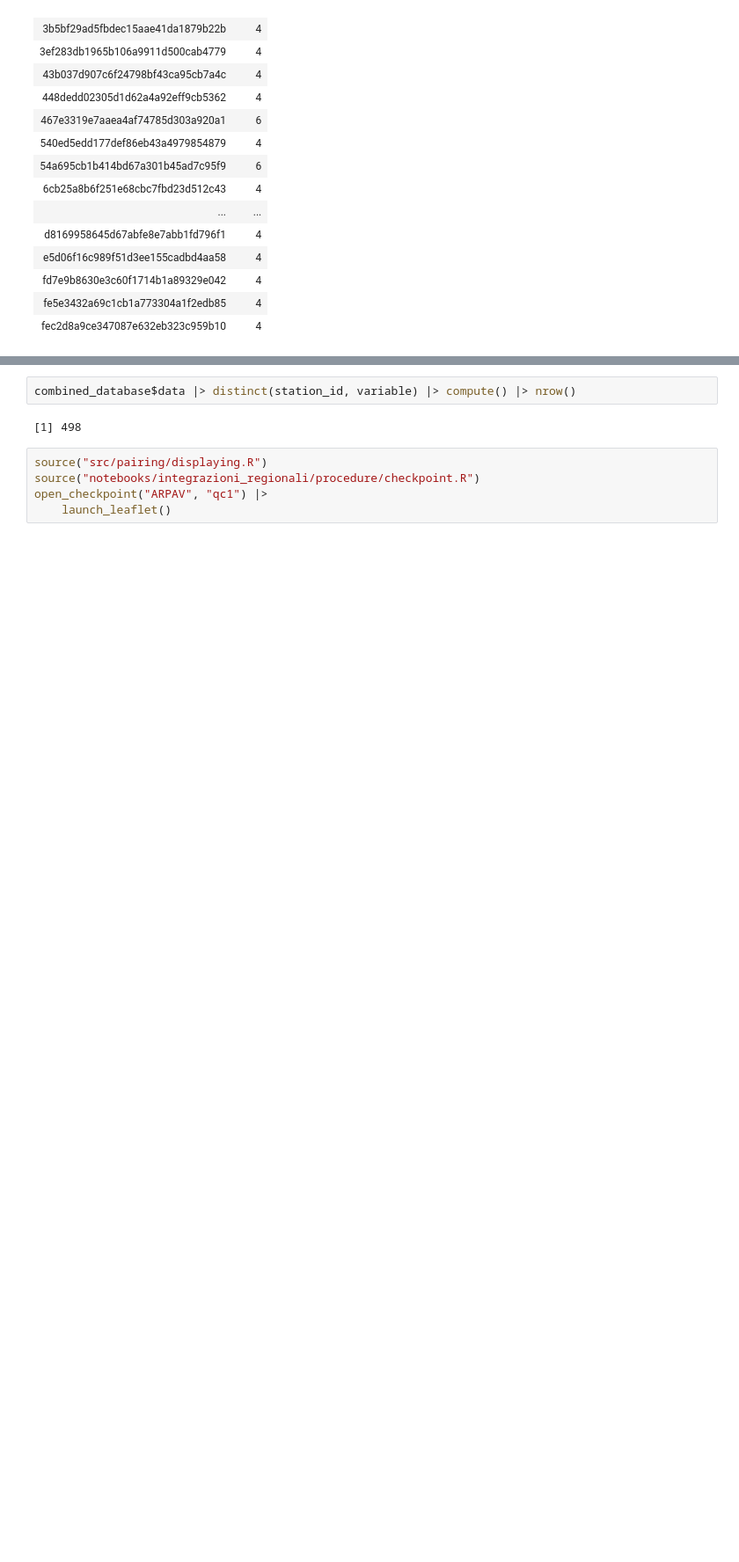
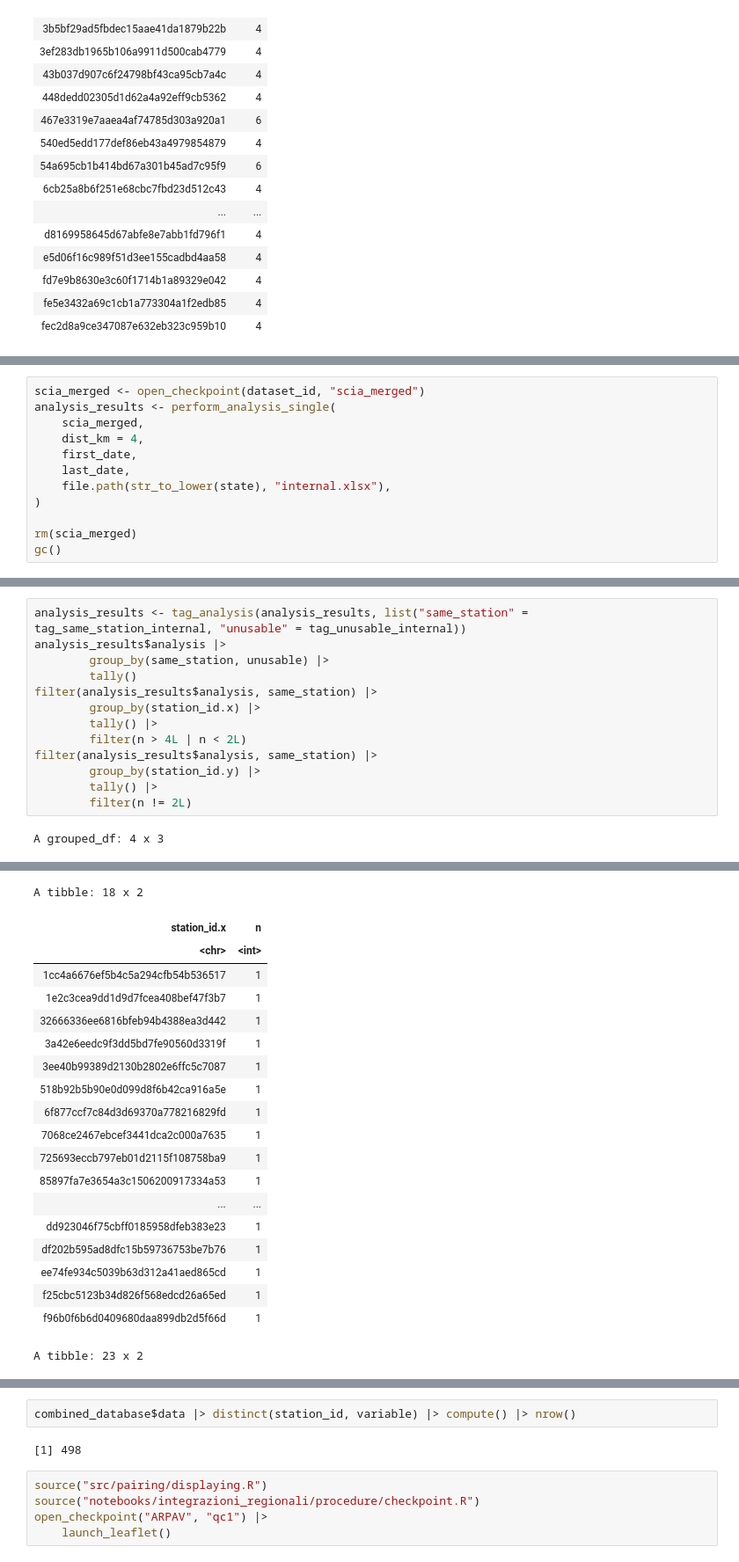
Before and after one commit to dnstudent/TesiMag, a Jupyter notebook: notebooks/integrazioni_regionali/veneto/veneto.ipynb, the cells around one changed output, grey strips where cells are left out. Shown at 88% size. Saved outputs shown, nothing was run; the diff lists cells and outputs as text; blank space fills up the shorter version.

```diff
--- a/notebooks/integrazioni_regionali/veneto/veneto.ipynb
+++ b/notebooks/integrazioni_regionali/veneto/veneto.ipynb
@@ -194,0 +228,12 @@ A tibble: 26 x 2
+# %%
+scia_merged <- open_checkpoint(dataset_id, "scia_merged")
+analysis_results <- perform_analysis_single(
+    scia_merged,
+    dist_km = 4,
+    first_date,
+    last_date,
+    file.path(str_to_lower(state), "internal.xlsx"),
+)
+
+rm(scia_merged)
+gc()
@@ -194,0 +246,15 @@ A tibble: 26 x 2
+# %%
+analysis_results <- tag_analysis(analysis_results, list("same_station" = tag_same_station_internal, "unusable" = tag_unusable_internal))
+analysis_results$analysis |>
+        group_by(same_station, unusable) |>
+        tally()
+filter(analysis_results$analysis, same_station) |>
+        group_by(station_id.x) |>
+        tally() |>
+        filter(n > 4L | n < 2L)
+filter(analysis_results$analysis, same_station) |>
+        group_by(station_id.y) |>
+        tally() |>
+        filter(n != 2L)
+# %% [output]
+A grouped_df: 4 x 3
@@ -194,0 +267,20 @@ A tibble: 26 x 2
+A tibble: 18 x 2
+| station_id.x | n |
+| <chr> | <int> |
+| 1cc4a6676ef5b4c5a294cfb54b536517 | 1 |
+| 1e2c3cea9dd1d9d7fcea408bef47f3b7 | 1 |
+| 32666336ee6816bfeb94b4388ea3d442 | 1 |
+| 3a42e6eedc9f3dd5bd7fe90560d3319f | 1 |
+| 3ee40b99389d2130b2802e6ffc5c7087 | 1 |
+| 518b92b5b90e0d099d8f6b42ca916a5e | 1 |
+| 6f877ccf7c84d3d69370a778216829fd | 1 |
+| 7068ce2467ebcef3441dca2c000a7635 | 1 |
+| 725693eccb797eb01d2115f108758ba9 | 1 |
+| 85897fa7e3654a3c1506200917334a53 | 1 |
+| ... | ... |
+| dd923046f75cbff0185958dfeb383e23 | 1 |
+| df202b595ad8dfc15b59736753be7b76 | 1 |
+| ee74fe934c5039b63d312a41aed865cd | 1 |
+| f25cbc5123b34d826f568edcd26a65ed | 1 |
+| f96b0f6b6d0409680daa899db2d5f66d | 1 |
+A tibble: 23 x 2
```
Also changed, not shown: parts of 17 cells of this notebook, 3 other files.
